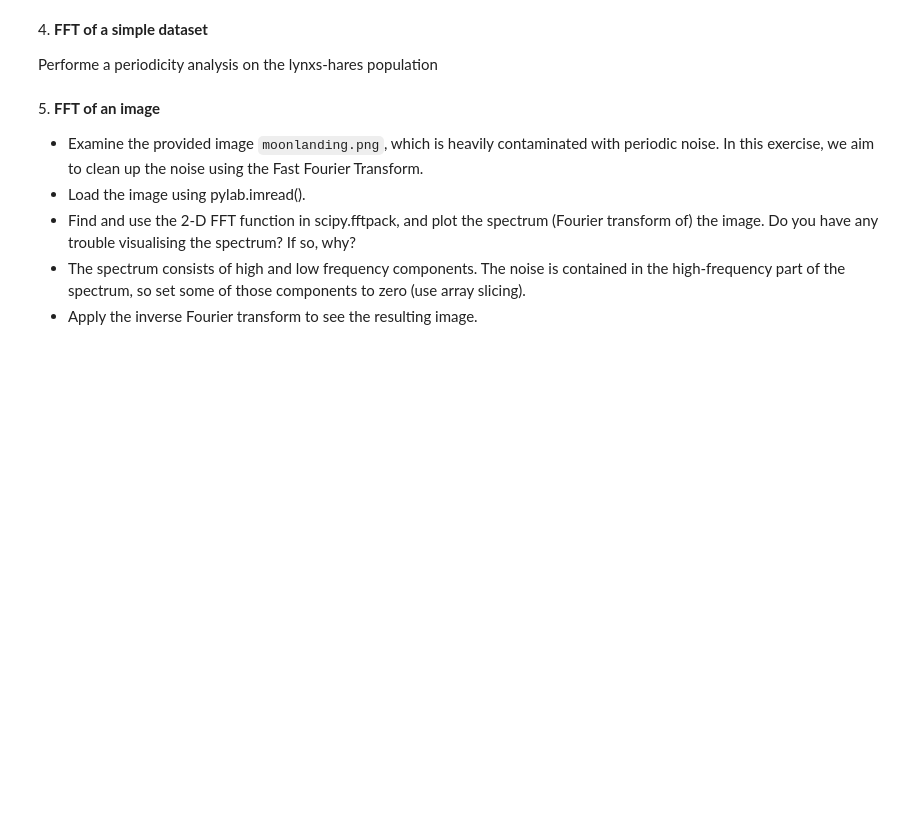
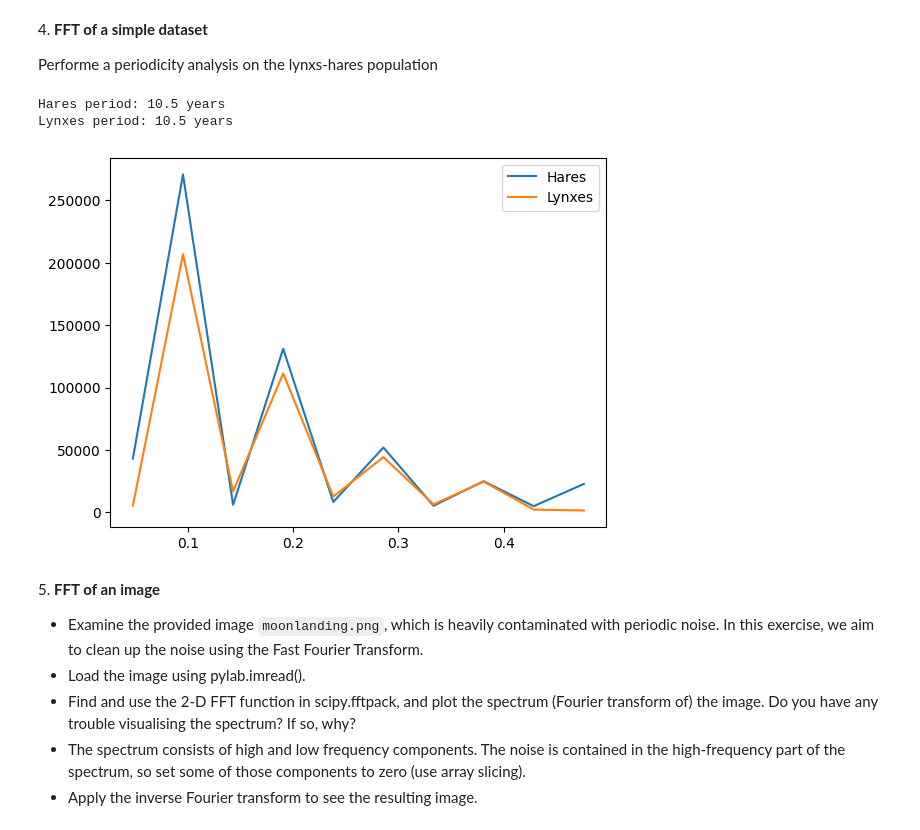
Before and after one commit to GiancarloSaran/LaboratoryOfComputationalPhysics_Y6, a Jupyter notebook: 09ex_Algorithms.ipynb, the cells around one changed output. Cells and saved outputs as stored; diff of their text form; code cells hidden in the pictures; blank space fills up the shorter version.

```diff
--- a/09ex_Algorithms.ipynb
+++ b/09ex_Algorithms.ipynb
@@ -177,13 +195,16 @@ Performe a periodicity analysis on the lynxs-hares population
 # %%
 ! wget -q -nc https://www.dropbox.com/s/3vigxoqayo389uc/populations.txt
 
-from scipy import fftpack #Note that it's deprecated in favor of scipy.fft
-from matplotlib.colors import LogNorm
 nd = np.loadtxt('populations.txt', dtype=float)
 nd = nd.astype(int)
-f_nd = fftpack.fft(nd)
-freqs = fftpack.fftfreq(nd.shape[0], d=1)
-#plt.plot(freqs, np.abs(f_nd))
+hares = nd[:, 1]
+lynxes = nd[:, 2]
+print(f"Hares period: {1/spectrum(hares, label='Hares')} years")
+print(f"Lynxes period: {1/spectrum(lynxes, label='Lynxes')} years")
+# %% [output]
+Hares period: 10.5 years
+Lynxes period: 10.5 years
+[figure, added]
 # %% [markdown]
 5\. **FFT of an image**
 
```
Also changed, not shown: parts of 4 cells of this notebook.
